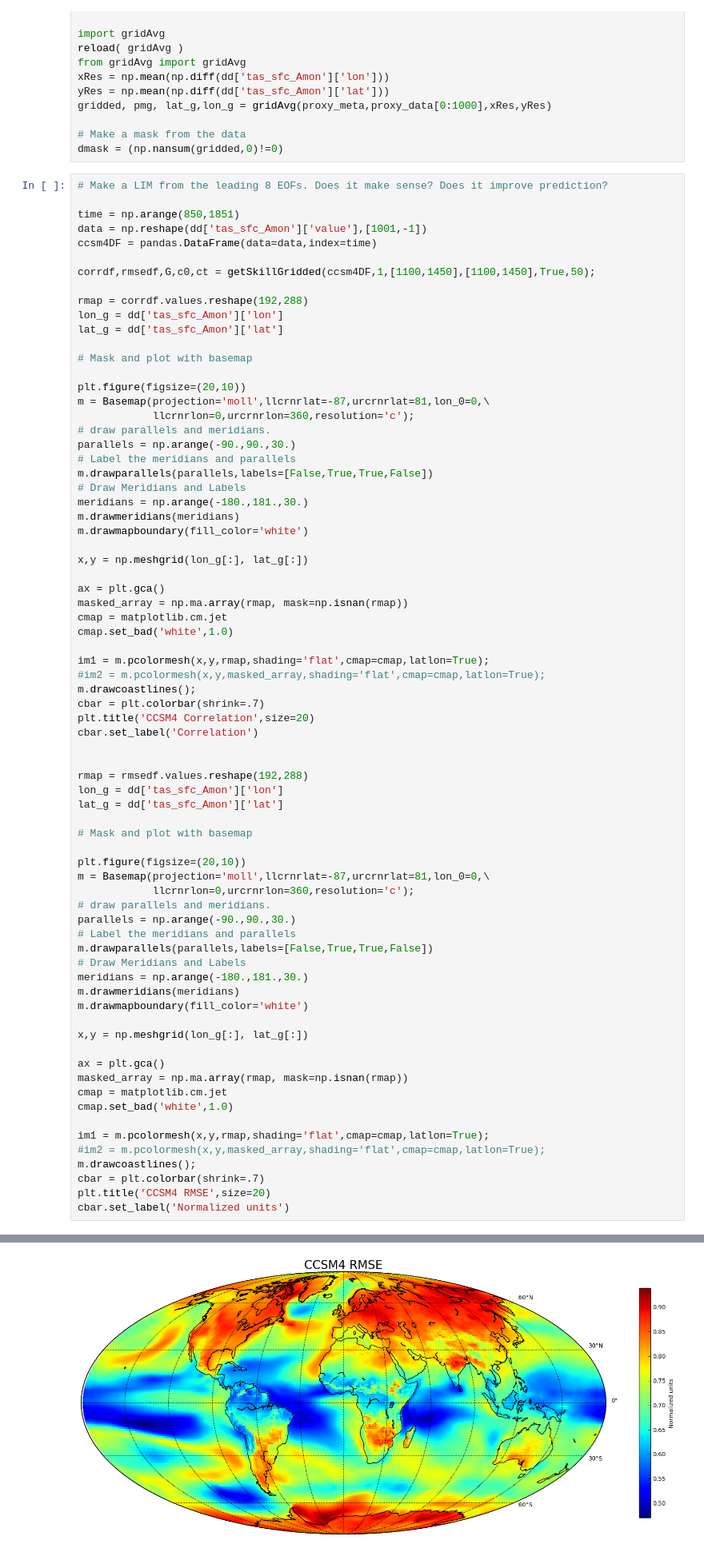
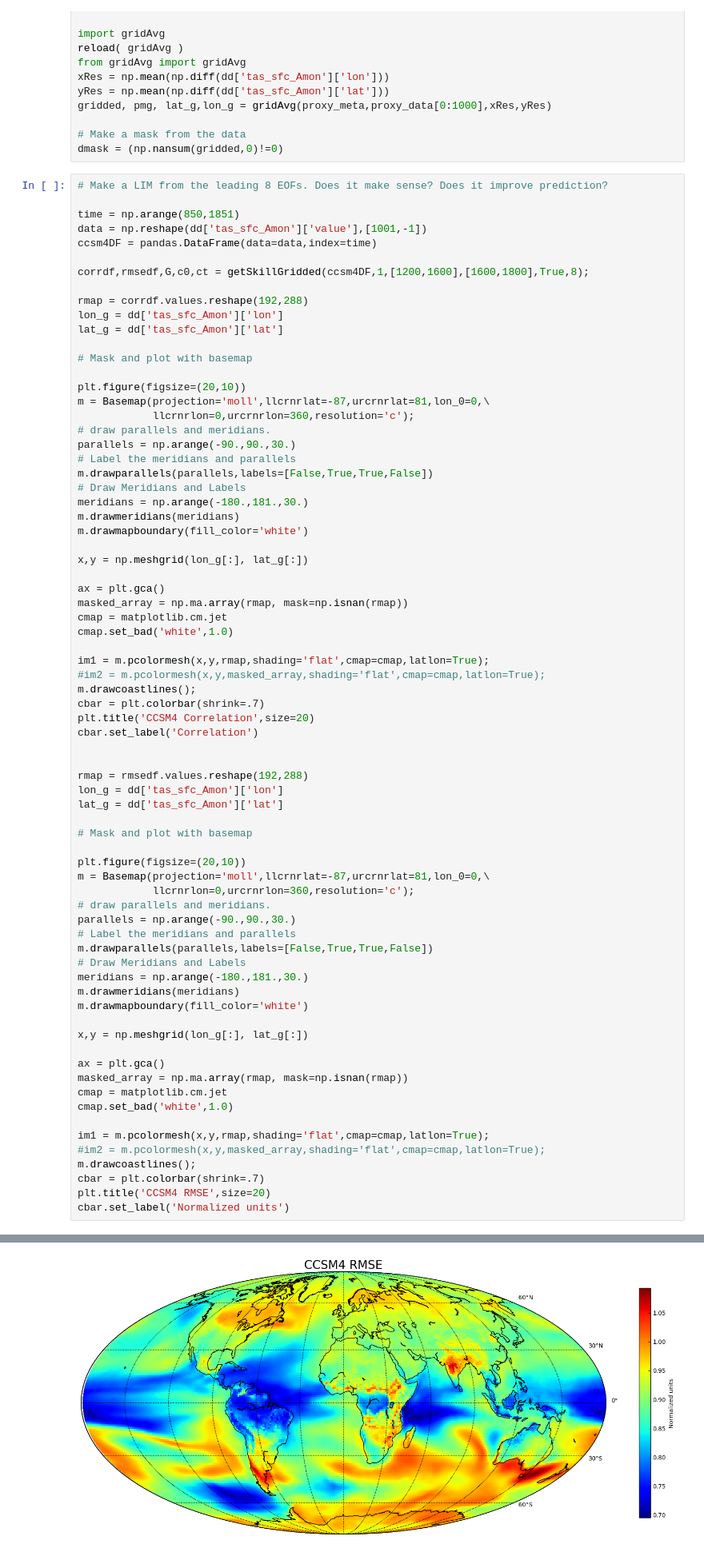
Before and after one commit to amrhein/LMR, a Jupyter notebook: ccsm4_lim1.ipynb, the cells around one changed output, grey strips where cells are left out. Shown at 80% size. Cells and saved outputs as stored; diff of their text form.

```diff
--- a/ccsm4_lim1.ipynb
+++ b/ccsm4_lim1.ipynb
@@ -90,7 +90,7 @@ time = np.arange(850,1851)
 data = np.reshape(dd['tas_sfc_Amon']['value'],[1001,-1])
 ccsm4DF = pandas.DataFrame(data=data,index=time)
 
-corrdf,rmsedf,G,c0,ct = getSkillGridded(ccsm4DF,1,[1100,1450],[1100,1450],True,50);
+corrdf,rmsedf,G,c0,ct = getSkillGridded(ccsm4DF,1,[1200,1600],[1600,1800],True,8);
 
 rmap = corrdf.values.reshape(192,288)
 lon_g = dd['tas_sfc_Amon']['lon']
@@ -162,4 +162,4 @@ cbar.set_label('Normalized units')
-[figure, old version]
+[figure, new version]
 # %%
 # Make a LIM for a subset of the domain in space
 
```
Also changed, not shown: parts of 5 cells of this notebook, 7 other files.
